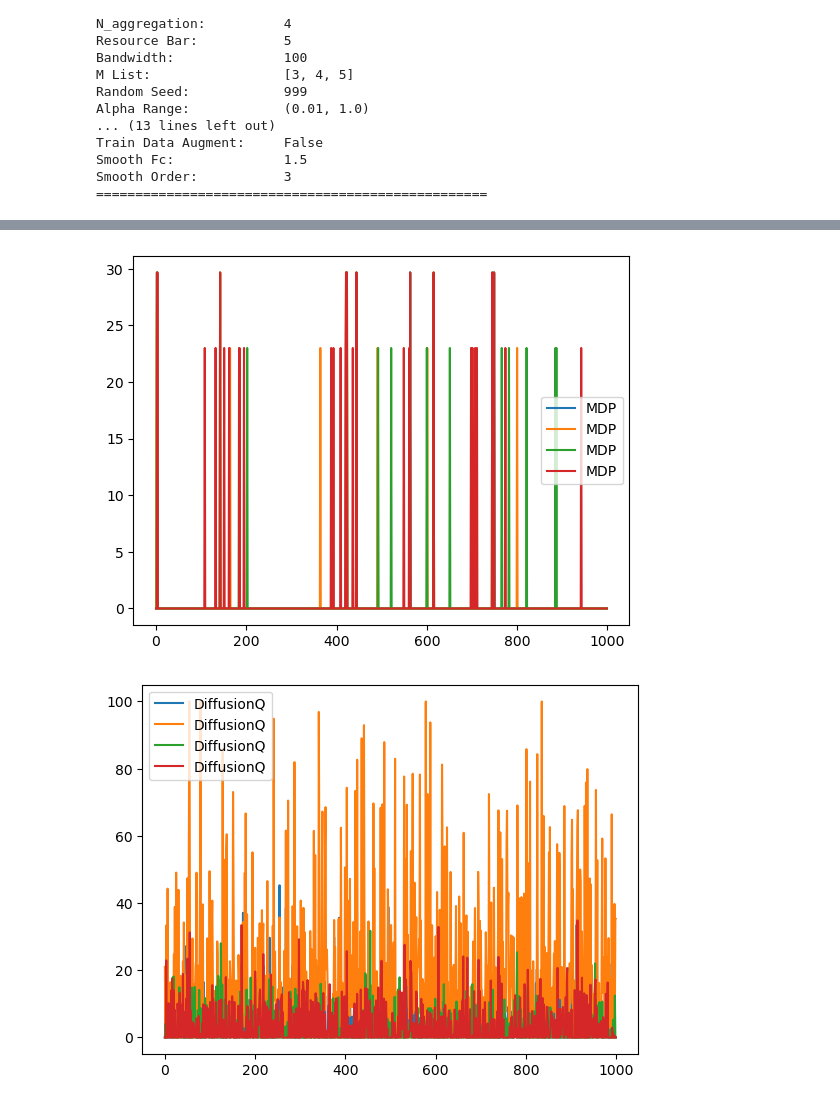
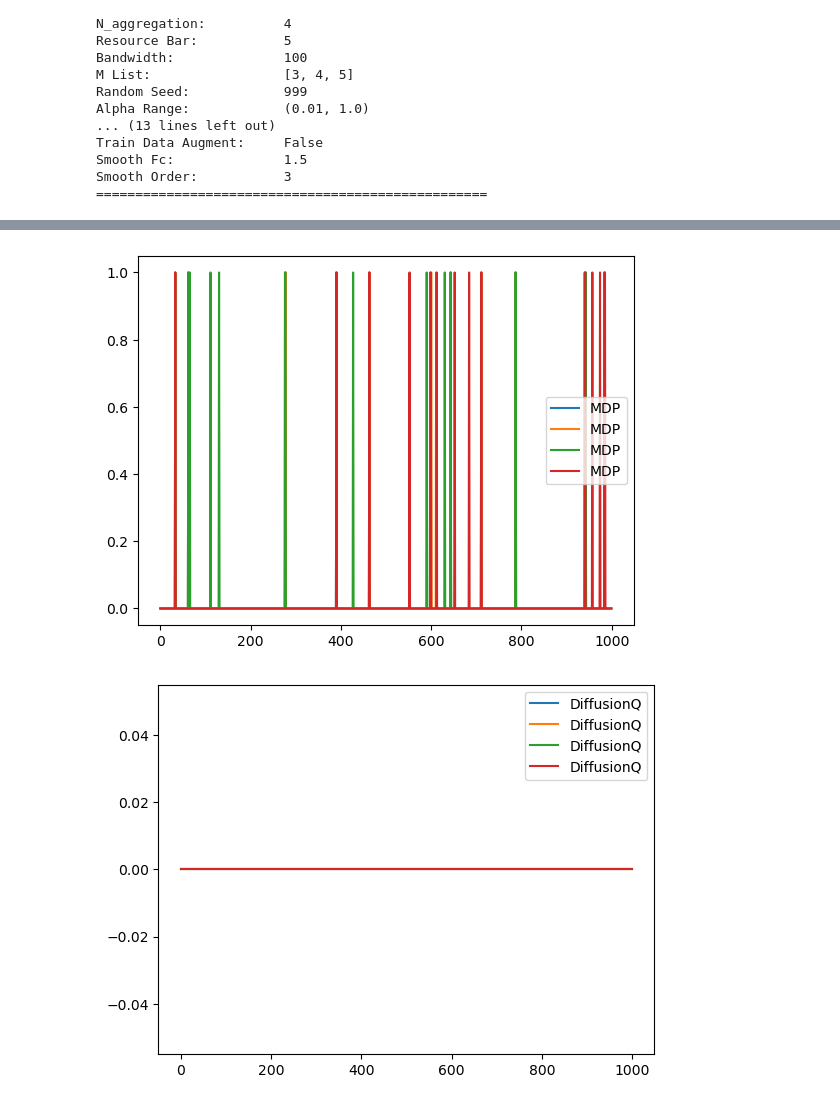
Before and after one commit to evanyeh5118/diffusion_resource_schduling_intra_slice, a Jupyter notebook: demo03b_eval_diffusionQ.ipynb, the cells around one changed output, grey strips where cells are left out. Saved outputs shown, nothing was run; the diff lists cells and outputs as text; code cells hidden in the pictures.

```diff
--- a/demo03b_eval_diffusionQ.ipynb
+++ b/demo03b_eval_diffusionQ.ipynb
@@ -79,15 +79,15 @@ Avg Reward DiffusionQ: 0.013611540390603647
 # %%
-action_mdp = [r for w, r, _, alpha in simResultMdp['actionsRecord']]
-action_diffusionQ = [r for w, r, _, alpha in evalResult['actionsRecord']]
+action_mdp = [w for w, r, M, alpha in simResultMdp['actionsRecord']]
+action_diffusionQ = [w for w, r, M, alpha in evalResult['actionsRecord']]
 plt.plot(action_mdp, label='MDP')
 plt.legend()
 plt.show()
 plt.plot(action_diffusionQ, label='DiffusionQ')
 plt.legend()
 plt.show()
 # %% [output]
-[figure, old version]
+[figure, new version]
-[figure, old version]
+[figure, new version]
 # %%
 def check_constraint_violation(action, bandwidth):
     w, r, _, alpha = zip(*action)
```
Also changed, not shown: parts of 4 cells of this notebook, 5 other files.
